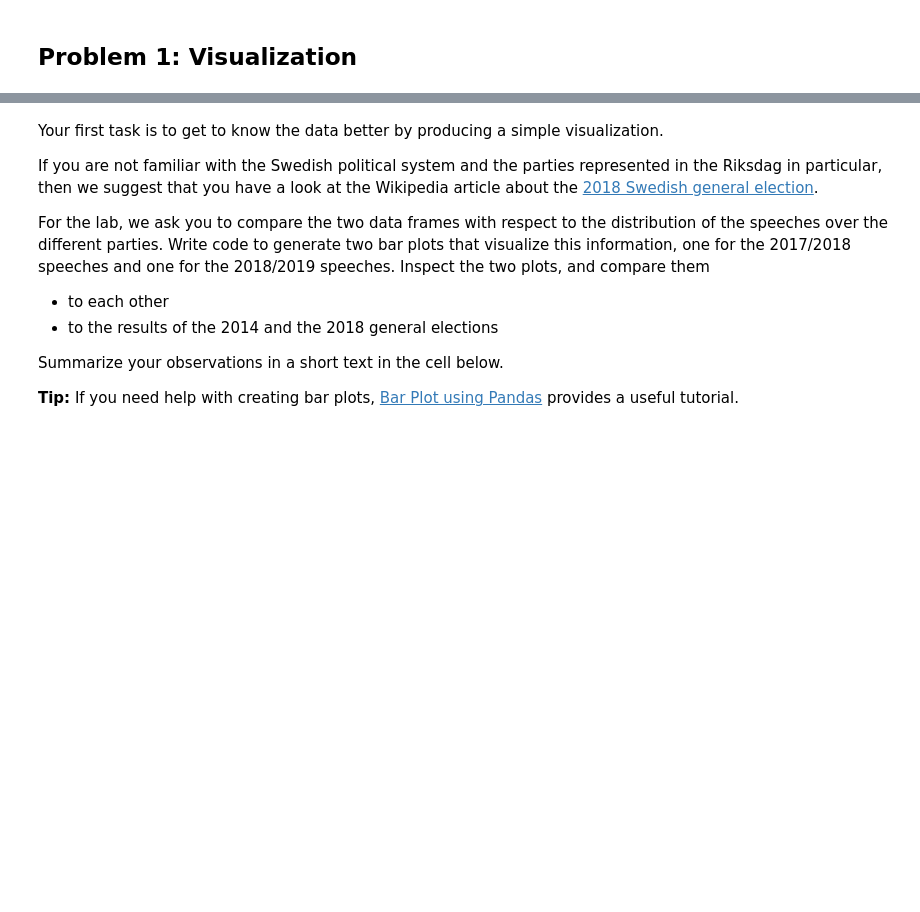
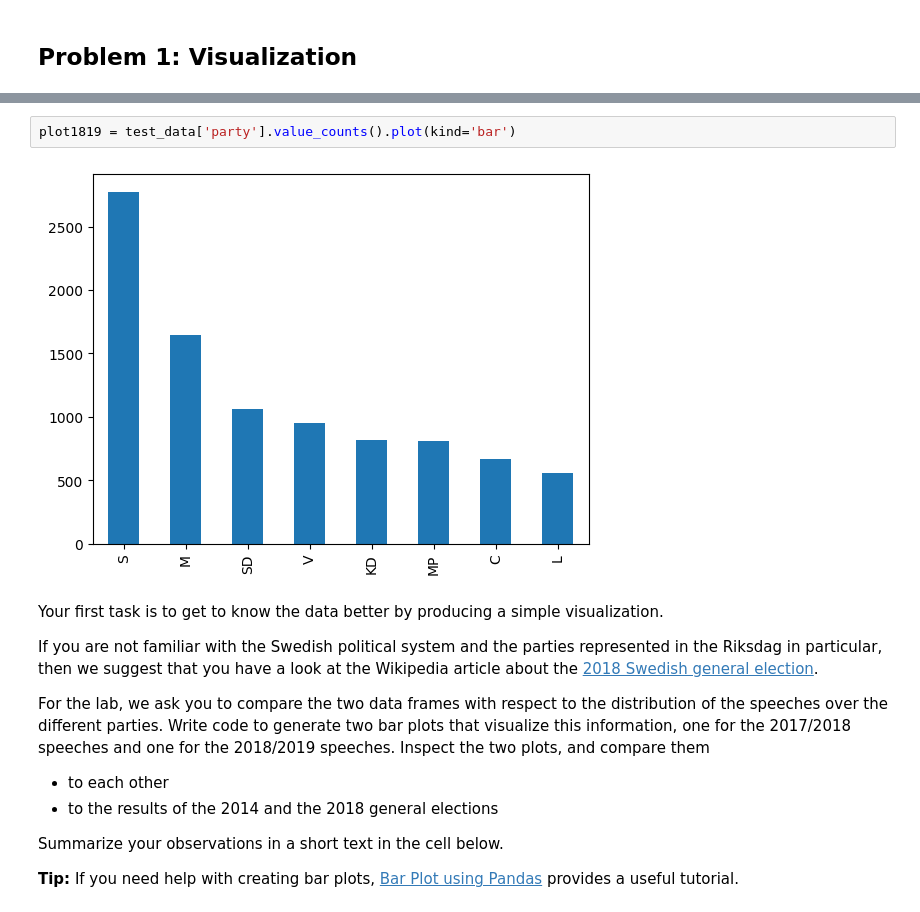
Before and after one commit to StianPedersen/TDDE16_Text_Mining, a Jupyter notebook: l2/TM-L2.ipynb, the cells around one changed output, grey strips where cells are left out. Saved outputs shown, nothing was run; the diff lists cells and outputs as text; blank space fills up the shorter version.

```diff
--- a/l2/TM-L2.ipynb
+++ b/l2/TM-L2.ipynb
@@ -74,3 +79,7 @@ Name: party, dtype: int64
+# %%
+plot1819 = test_data['party'].value_counts().plot(kind='bar')
+# %% [output]
+[figure, added]
 # %% [markdown]
 Your first task is to get to know the data better by producing a simple visualization.
 
```
Also changed, not shown: parts of 6 cells of this notebook.
